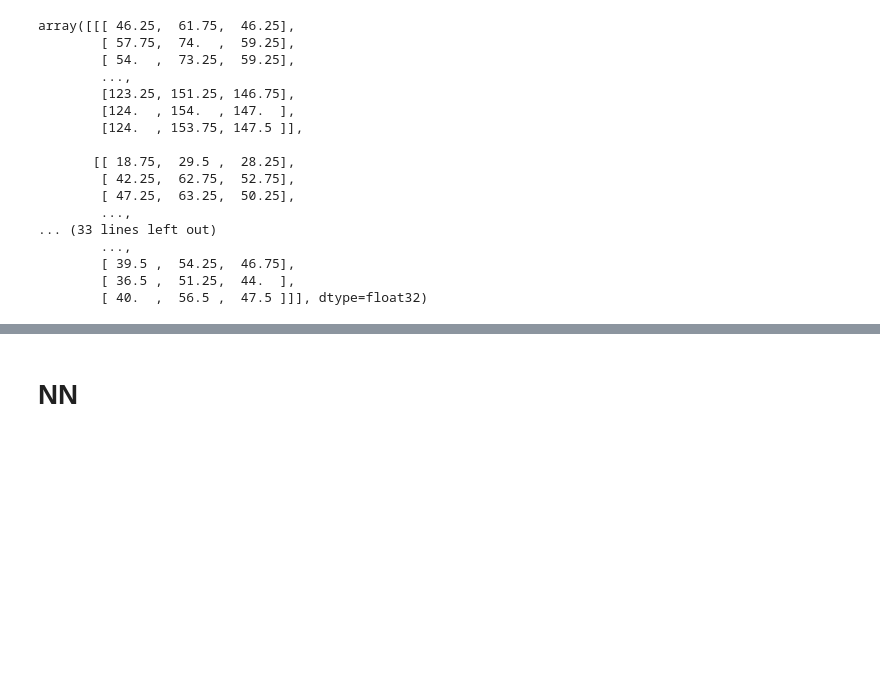
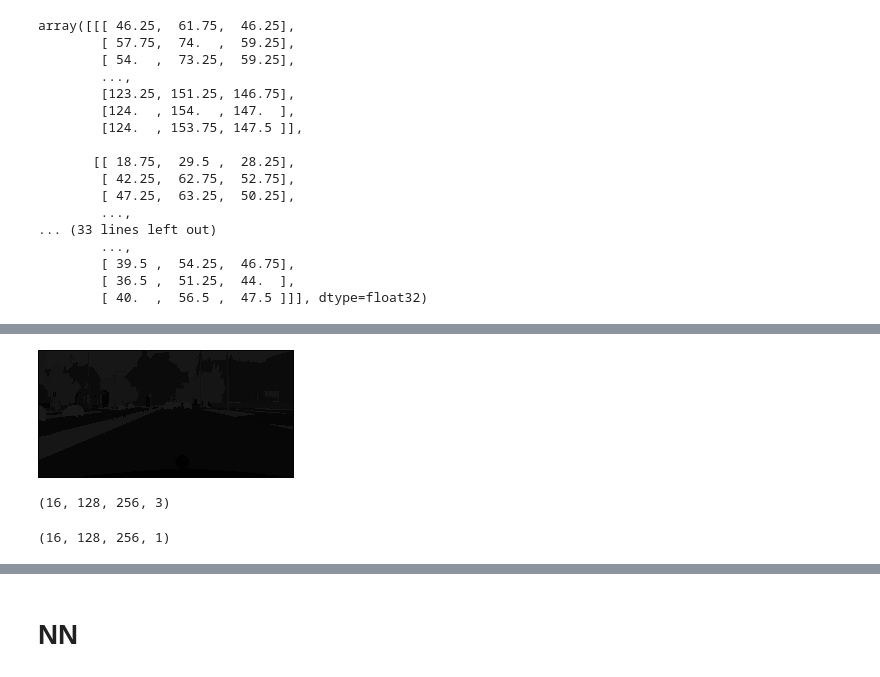
Before and after one commit to Ishan130803/Semantic-Segmentation-Cityscapes, a Jupyter notebook: CityScape_Segmentation.ipynb, the cells around one changed output, grey strips where cells are left out. Cells and saved outputs as stored; diff of their text form; code cells hidden in the pictures; blank space fills up the shorter version.

```diff
--- a/CityScape_Segmentation.ipynb
+++ b/CityScape_Segmentation.ipynb
@@ -573,4 +633,4 @@ train_y,val_y = train_y_color,val_y_color
 # %%
-train_ds_y = Preprocessor(train_y).get_dataset_iterator()
-val_ds_y = Preprocessor(val_y).get_dataset_iterator()
+train_ds_y = Preprocessor(train_y).get_dataset_iterator(Preprocessor.load_preprocess_y)
+val_ds_y = Preprocessor(val_y).get_dataset_iterator(Preprocessor.load_preprocess_y)
 # test_ds_y = Preprocessor(test_x).get_dataset_iterator()
@@ -644,0 +703,13 @@ array([[[ 46.25,  61.75,  46.25],
+# %%
+cv2_imshow(img[1].astype(np.int8))
+# %% [output]
+[figure, added]
+# %%
+img.shape
+plt.subplots(8,8,)
+# %% [output]
+(16, 128, 256, 3)
+# %%
+img[:,:,:,:1].shape
+# %% [output]
+(16, 128, 256, 1)
```
Also changed, not shown: parts of 24 cells of this notebook.
